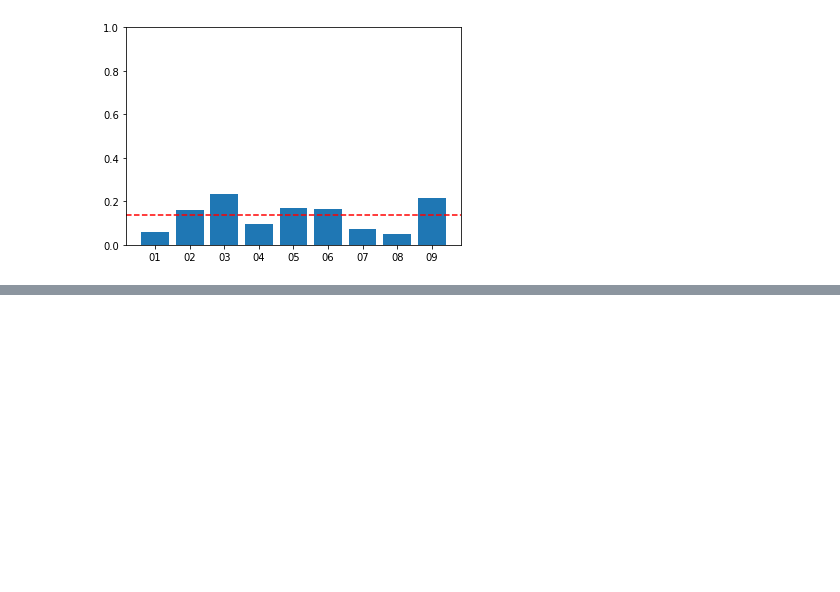
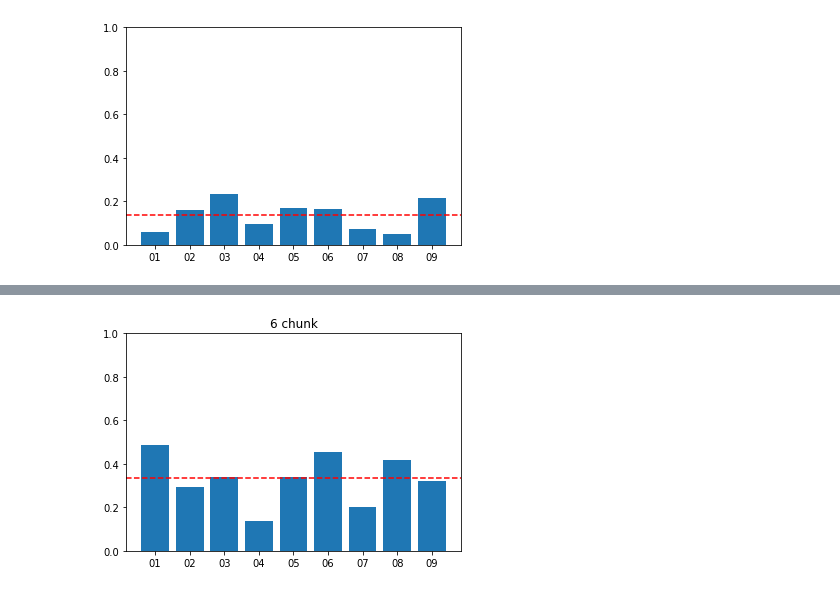
Before and after one commit to anniejain24/Diarization, a Jupyter notebook: diarized-labels-evaluation/levenshtein_diar_eval.ipynb, the cells around one changed output, grey strips where cells are left out. Saved outputs shown, nothing was run; the diff lists cells and outputs as text; code cells hidden in the pictures; blank space fills up the shorter version.

```diff
--- a/diarized-labels-evaluation/levenshtein_diar_eval.ipynb
+++ b/diarized-labels-evaluation/levenshtein_diar_eval.ipynb
@@ -319,0 +368,11 @@ ValueError: shape mismatch: objects cannot be broadcast to a single shape.  Mism
+# %%
+avg_dist6 = np.mean([results_6chunk[token][0] for token in results_6chunk])
+avg_sim6 = np.mean([results_6chunk[token][1] for token in results_6chunk])
+measures = ['distance', 'similarity']
+plt.bar([id[:2] for id in ids], [results_6chunk[token][1] for token in results_6chunk])
+plt.axhline(y = avg_sim6, color = 'r', linestyle = '--')
+plt.ylim(0, 1)
+plt.title("6 chunk")
+plt.show()
+# %% [output]
+[figure, added]
```
Also changed, not shown: parts of 14 cells of this notebook, 2 other files.
